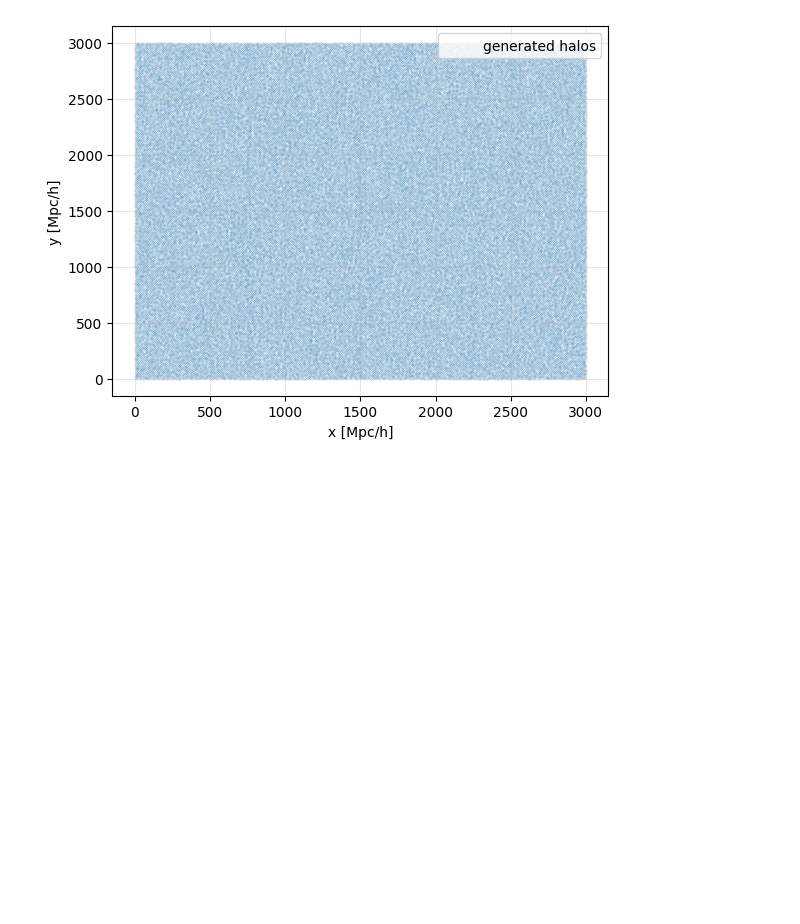
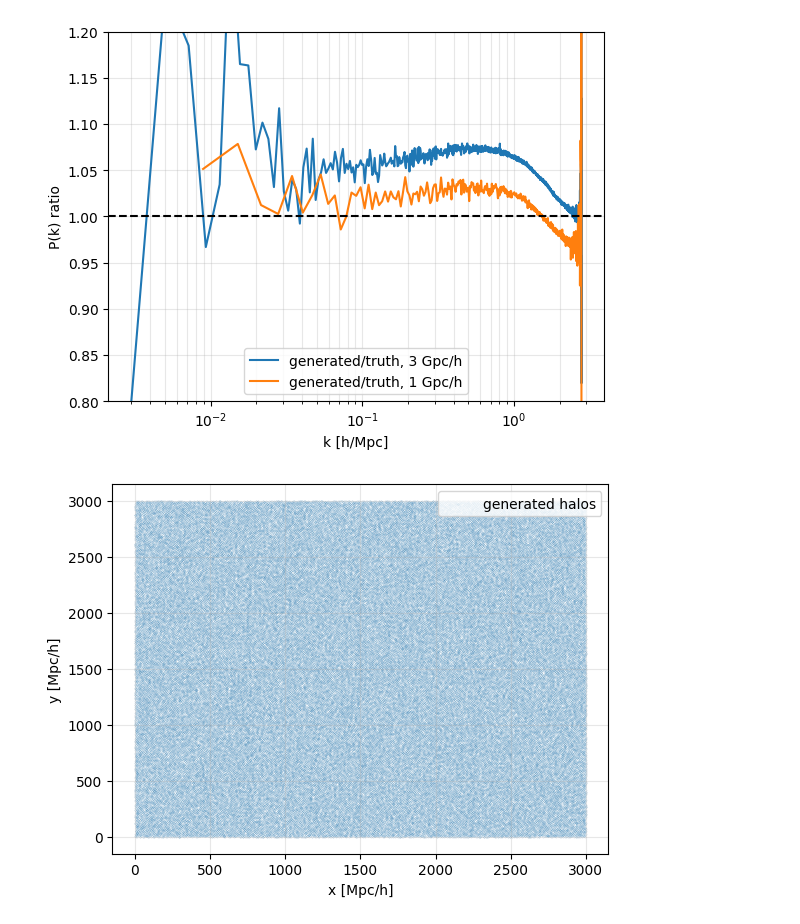
Before and after one commit to shivampcosmo/GOTHAM, a Jupyter notebook: test_3Gpc/test_halos.ipynb, the cells around one changed output. Cells and saved outputs as stored; diff of their text form; code cells hidden in the pictures; blank space fills up the shorter version.

```diff
--- a/test_3Gpc/test_halos.ipynb
+++ b/test_3Gpc/test_halos.ipynb
@@ -174,3 +204,18 @@ plt.grid(alpha=0.3, which='both')
+# %%
+plt.figure()
+plt.plot(k_h, P_hh/P_hh_truth_3gpc[:, 0], label='generated/truth, 3 Gpc/h')
+plt.plot(k_h_1gpc, P_hh_1gpc/P_hh_truth, label='generated/truth, 1 Gpc/h')
+# plt.loglog(k_h_truth, P_hh_truth, label='Rockstar halos, 1 Gpc/h')
+# plt.loglog(k_h_truth_3gpc, P_hh_truth_3gpc[:, 0], label='Rockstar halos, 3 Gpc/h')
+plt.xlabel('k [h/Mpc]')
+plt.axhline(1.0, color='k', ls='--')
+plt.xscale('log')
+plt.ylim(0.8, 1.2)
+plt.ylabel('P(k) ratio')
+plt.legend()
+plt.grid(alpha=0.3, which='both')
+# %% [output]
+[figure, added]
 # %%
 plt.figure()
 plt.scatter(pos_h[::100, 0], pos_h[::100, 1], s=0.01, alpha=0.5, label='generated halos')
```
Also changed, not shown: parts of 5 cells of this notebook, 1 other file.
